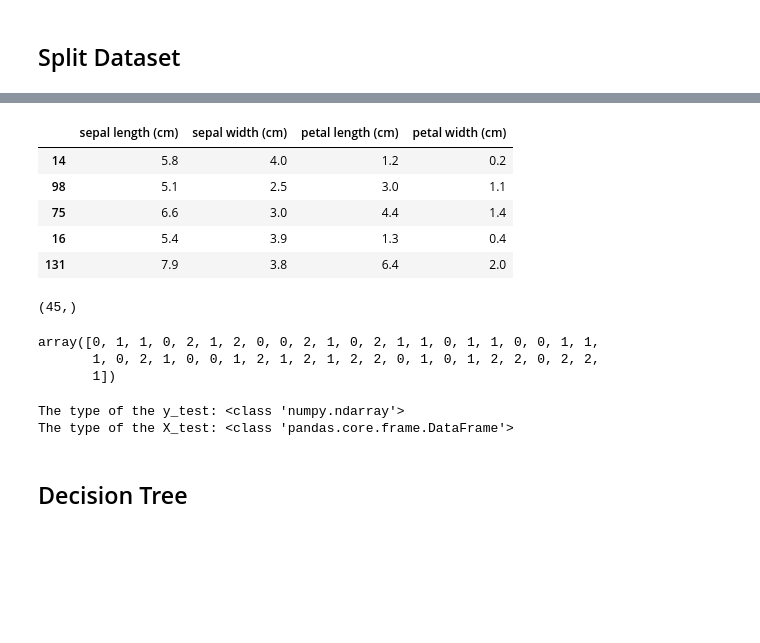
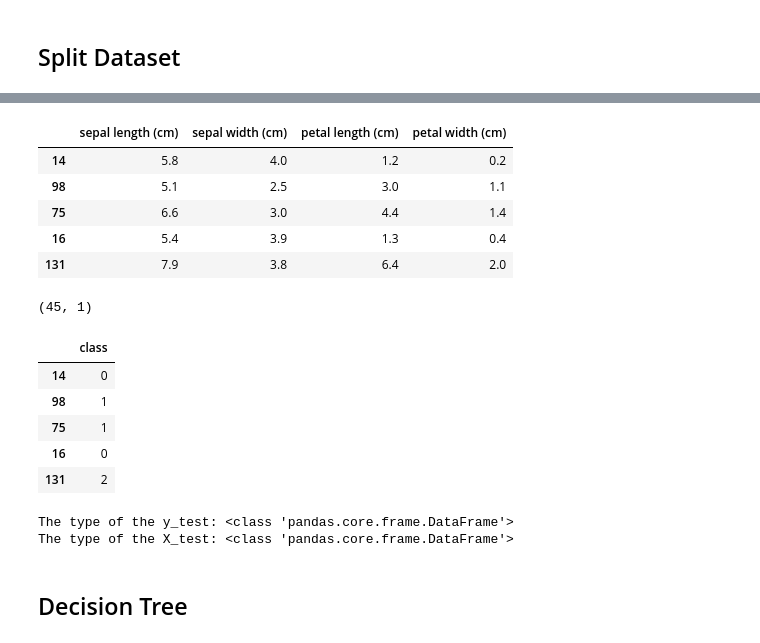
Before and after one commit to canturkemin/datamining, a Jupyter notebook: iris_decisiontree.ipynb, the cells around one changed output, grey strips where cells are left out. Saved outputs shown, nothing was run; the diff lists cells and outputs as text; code cells hidden in the pictures; blank space fills up the shorter version.

```diff
--- a/iris_decisiontree.ipynb
+++ b/iris_decisiontree.ipynb
@@ -96,28 +52,31 @@ print(X_train.shape, X_test.shape, y_train.shape, y_test.shape)
 # %%
 # Display the test data
 display(X_test.head())
 
 # Display the shape of the variable y_test, which contains the labels of test data
 display(y_test.shape)
 
 # Display the labels of test data
-display(y_test)
+display(y_test.head())
 
 print(f"The type of the y_test: {type(y_test)}")
 print(f"The type of the X_test: {type(X_test)}")
 # %% [output]
 |  | sepal length (cm) | sepal width (cm) | petal length (cm) | petal width (cm) |
 | 14 | 5.8 | 4.0 | 1.2 | 0.2 |
 | 98 | 5.1 | 2.5 | 3.0 | 1.1 |
 | 75 | 6.6 | 3.0 | 4.4 | 1.4 |
 | 16 | 5.4 | 3.9 | 1.3 | 0.4 |
 | 131 | 7.9 | 3.8 | 6.4 | 2.0 |
-(45,)
+(45, 1)
+|  | class |
+| 14 | 0 |
+| 98 | 1 |
+| 75 | 1 |
+| 16 | 0 |
+| 131 | 2 |
-array([0, 1, 1, 0, 2, 1, 2, 0, 0, 2, 1, 0, 2, 1, 1, 0, 1, 1, 0, 0, 1, 1,
-       1, 0, 2, 1, 0, 0, 1, 2, 1, 2, 1, 2, 2, 0, 1, 0, 1, 2, 2, 0, 2, 2,
-       1])
+The type of the y_test: <class 'pandas.core.frame.DataFrame'>
+The type of the X_test: <class 'pandas.core.frame.DataFrame'>
-The type of the y_test: <class 'numpy.ndarray'>
-The type of the X_test: <class 'pandas.core.frame.DataFrame'>
 # %% [markdown]
 ## Decision Tree
 # %%
```
Also changed, not shown: parts of 7 cells of this notebook, 1 other file.
